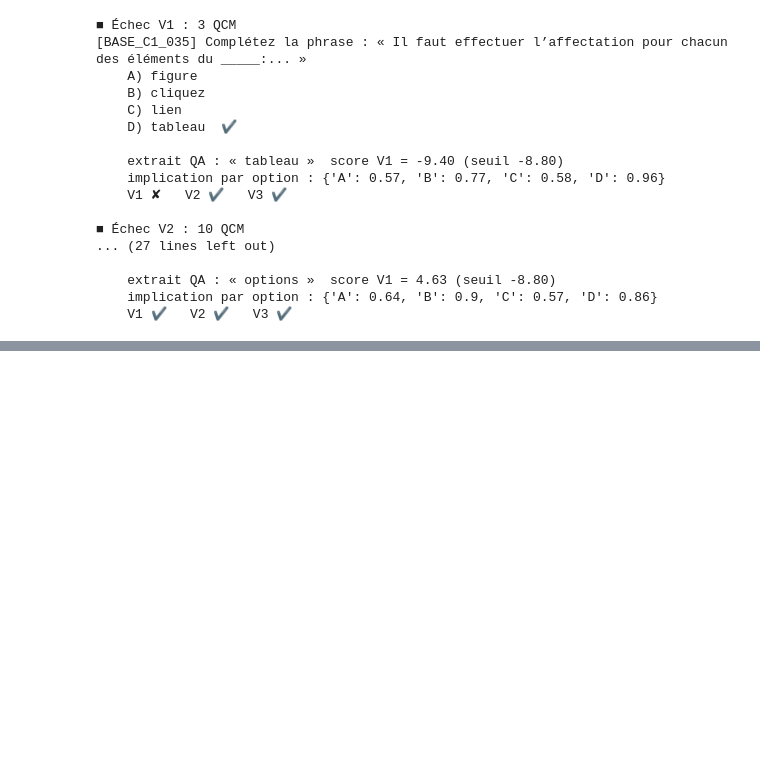
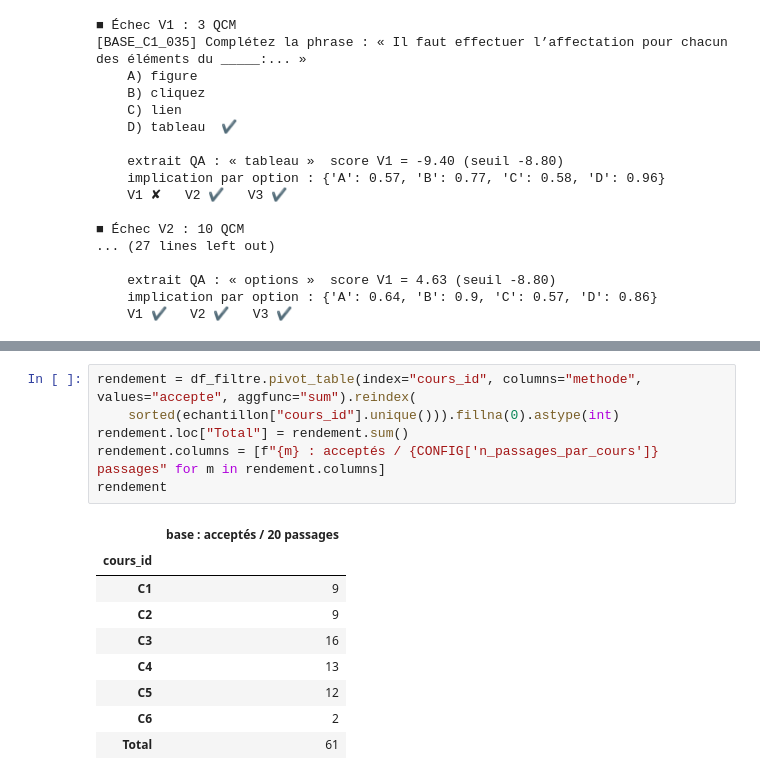
Before and after one commit to doaemalak/G-n-ration-de-QCM-avec-validation-automatique, a Jupyter notebook: notebooks/QCM_generation_validation.ipynb, the cells around one changed output, grey strips where cells are left out. Cells and saved outputs as stored; diff of their text form; blank space fills up the shorter version.

```diff
--- a/notebooks/QCM_generation_validation.ipynb
+++ b/notebooks/QCM_generation_validation.ipynb
@@ -1758,0 +1850,16 @@ afficher_validation(df_val[df_val["semantique_ok"]].iloc[0]["qcm_id"])
+# %%
+rendement = df_filtre.pivot_table(index="cours_id", columns="methode", values="accepte", aggfunc="sum").reindex(
+    sorted(echantillon["cours_id"].unique())).fillna(0).astype(int)
+rendement.loc["Total"] = rendement.sum()
+rendement.columns = [f"{m} : acceptés / {CONFIG['n_passages_par_cours']} passages" for m in rendement.columns]
+rendement
+# %% [output]
+|  | base : acceptés / 20 passages |
+| cours_id |  |
+| C1 | 9 |
+| C2 | 9 |
+| C3 | 16 |
+| C4 | 13 |
+| C5 | 12 |
+| C6 | 2 |
+| Total | 61 |
```
Also changed, not shown: parts of 10 cells of this notebook, 4 other files.
